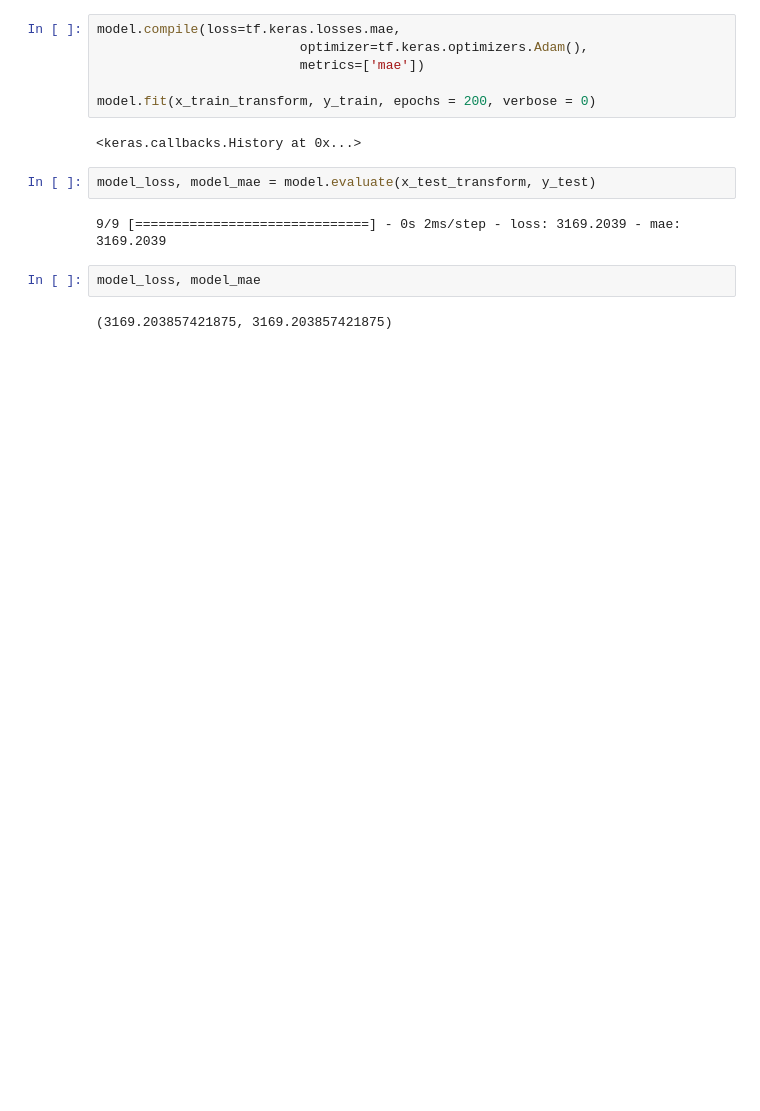
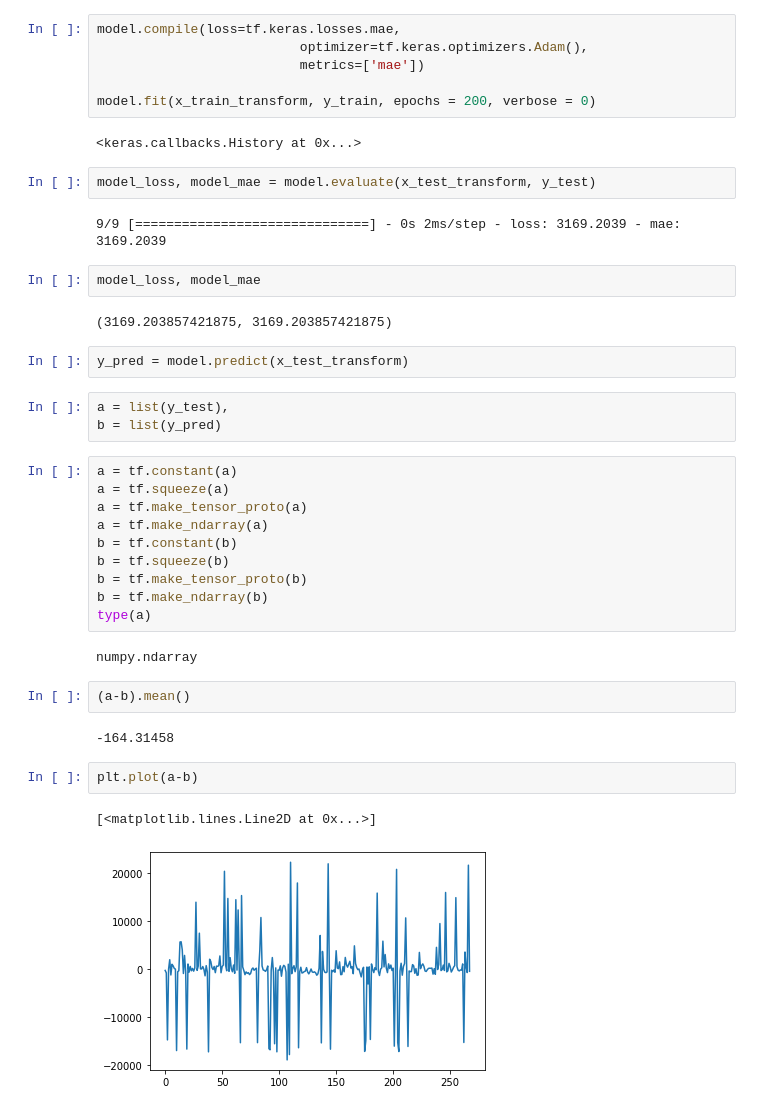
Before and after one commit to SP-TechForest/Under-processed-projects, a Jupyter notebook: Linear_regression_tensorflow.ipynb, the cells around one changed output. Drawn from its saved outputs; the diff is of its cells as text; blank space fills up the shorter version.

```diff
--- a/Linear_regression_tensorflow.ipynb
+++ b/Linear_regression_tensorflow.ipynb
@@ -116,3 +116,29 @@ model_loss, model_mae = model.evaluate(x_test_transform, y_test)
 model_loss, model_mae
 # %% [output]
 (3169.203857421875, 3169.203857421875)
+# %%
+y_pred = model.predict(x_test_transform)
+# %%
+a = list(y_test),
+b = list(y_pred)
+# %%
+a = tf.constant(a)
+a = tf.squeeze(a)
+a = tf.make_tensor_proto(a)
+a = tf.make_ndarray(a)
+b = tf.constant(b)
+b = tf.squeeze(b)
+b = tf.make_tensor_proto(b)
+b = tf.make_ndarray(b)
+type(a)
+# %% [output]
+numpy.ndarray
+# %%
+(a-b).mean()
+# %% [output]
+-164.31458
+# %%
+plt.plot(a-b)
+# %% [output]
+[<matplotlib.lines.Line2D at 0x...>]
+[figure, added]
```
Also changed, not shown: parts of 1 cell of this notebook.
